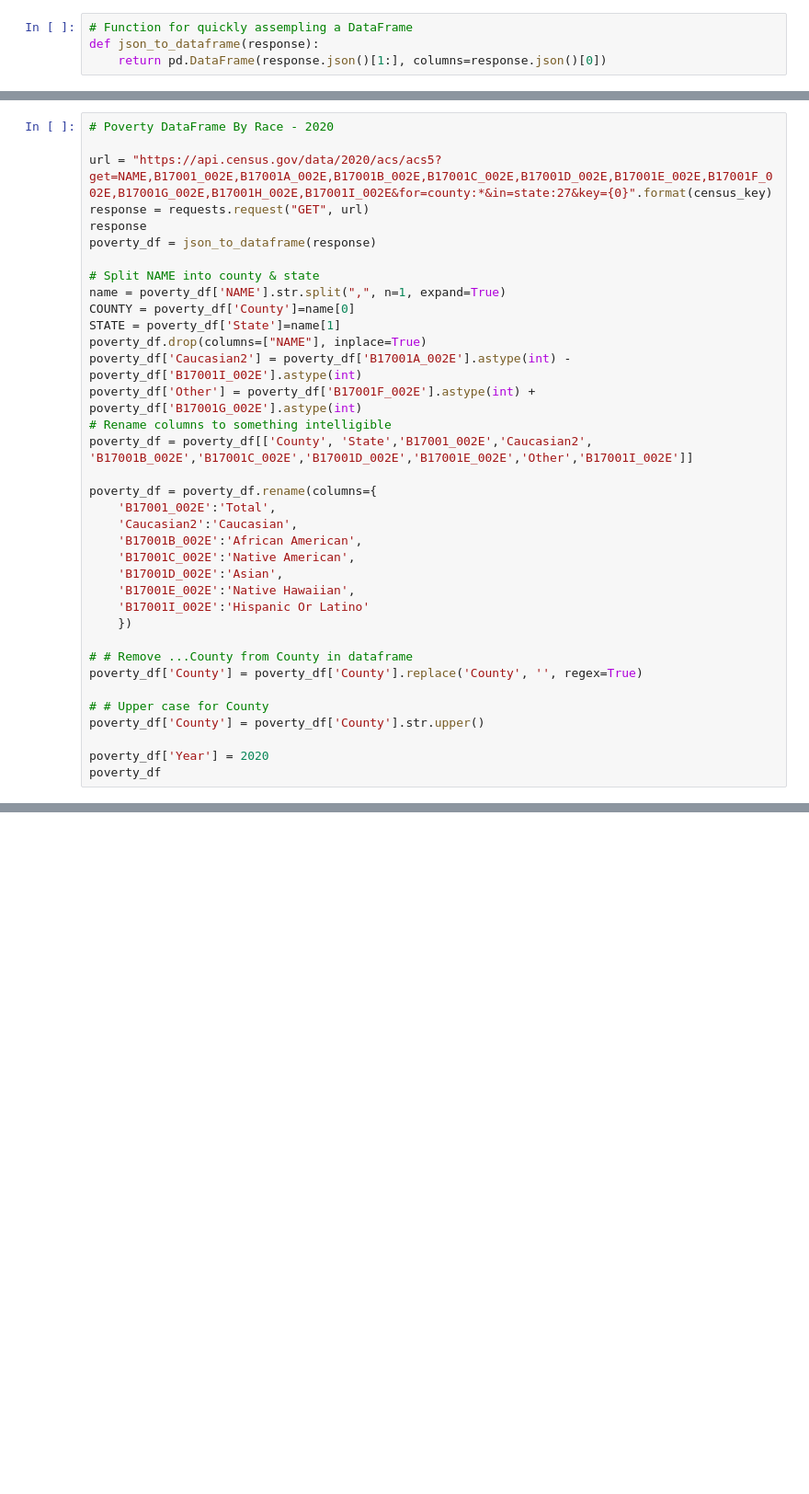
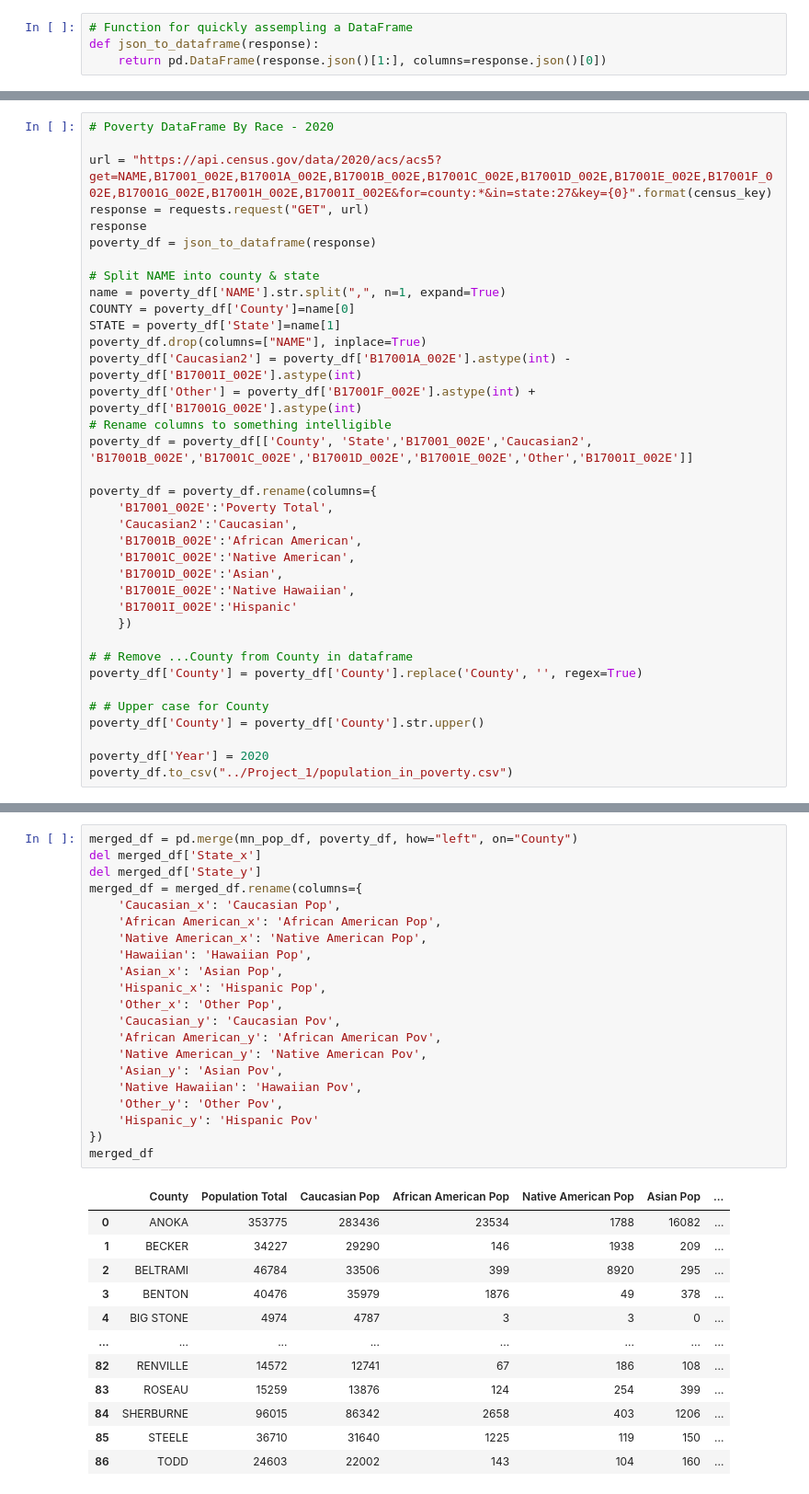
Before and after one commit to tlenzmeier58/Project_1, a Jupyter notebook: working.ipynb, the cells around one changed output, grey strips where cells are left out. Shown at 92% size. Saved outputs shown, nothing was run; the diff lists cells and outputs as text; blank space fills up the shorter version.

Commit message:
Finish df and merge

```diff
--- a/working.ipynb
+++ b/working.ipynb
@@ -51,13 +126,13 @@ poverty_df['Other'] = poverty_df['B17001F_002E'].astype(int) + poverty_df['B1700
 poverty_df = poverty_df[['County', 'State','B17001_002E','Caucasian2', 'B17001B_002E','B17001C_002E','B17001D_002E','B17001E_002E','Other','B17001I_002E']]
 
 poverty_df = poverty_df.rename(columns={
-    'B17001_002E':'Total',
+    'B17001_002E':'Poverty Total',
     'Caucasian2':'Caucasian',
     'B17001B_002E':'African American',
     'B17001C_002E':'Native American',
     'B17001D_002E':'Asian',
     'B17001E_002E':'Native Hawaiian',
-    'B17001I_002E':'Hispanic Or Latino'
+    'B17001I_002E':'Hispanic'
     })
 
 # # Remove ...County from County in dataframe
@@ -67,4 +142,4 @@ poverty_df['County'] = poverty_df['County'].replace('County', '', regex=True)
 poverty_df['County'] = poverty_df['County'].str.upper()
 
 poverty_df['Year'] = 2020
-poverty_df
+poverty_df.to_csv("../Project_1/population_in_poverty.csv")
@@ -104,0 +238,34 @@ mn_pop_df
+# %%
+merged_df = pd.merge(mn_pop_df, poverty_df, how="left", on="County")
+del merged_df['State_x']
+del merged_df['State_y']
+merged_df = merged_df.rename(columns={
+    'Caucasian_x': 'Caucasian Pop',
+    'African American_x': 'African American Pop',
+    'Native American_x': 'Native American Pop',
+    'Hawaiian': 'Hawaiian Pop',
+    'Asian_x': 'Asian Pop',
+    'Hispanic_x': 'Hispanic Pop',
+    'Other_x': 'Other Pop',
+    'Caucasian_y': 'Caucasian Pov',
+    'African American_y': 'African American Pov',
+    'Native American_y': 'Native American Pov',
+    'Asian_y': 'Asian Pov',
+    'Native Hawaiian': 'Hawaiian Pov',
+    'Other_y': 'Other Pov',
+    'Hispanic_y': 'Hispanic Pov'
+})
+merged_df
+# %% [output]
+|  | County | Population Total | Caucasian Pop | African American Pop | Native American Pop | Asian Pop | ... |
+| 0 | ANOKA | 353775 | 283436 | 23534 | 1788 | 16082 | ... |
+| 1 | BECKER | 34227 | 29290 | 146 | 1938 | 209 | ... |
+| 2 | BELTRAMI | 46784 | 33506 | 399 | 8920 | 295 | ... |
+| 3 | BENTON | 40476 | 35979 | 1876 | 49 | 378 | ... |
+| 4 | BIG STONE | 4974 | 4787 | 3 | 3 | 0 | ... |
+| ... | ... | ... | ... | ... | ... | ... | ... |
+| 82 | RENVILLE | 14572 | 12741 | 67 | 186 | 108 | ... |
+| 83 | ROSEAU | 15259 | 13876 | 124 | 254 | 399 | ... |
+| 84 | SHERBURNE | 96015 | 86342 | 2658 | 403 | 1206 | ... |
+| 85 | STEELE | 36710 | 31640 | 1225 | 119 | 150 | ... |
+| 86 | TODD | 24603 | 22002 | 143 | 104 | 160 | ... |
```
Also changed, not shown: parts of 16 cells of this notebook, 3 other files.
